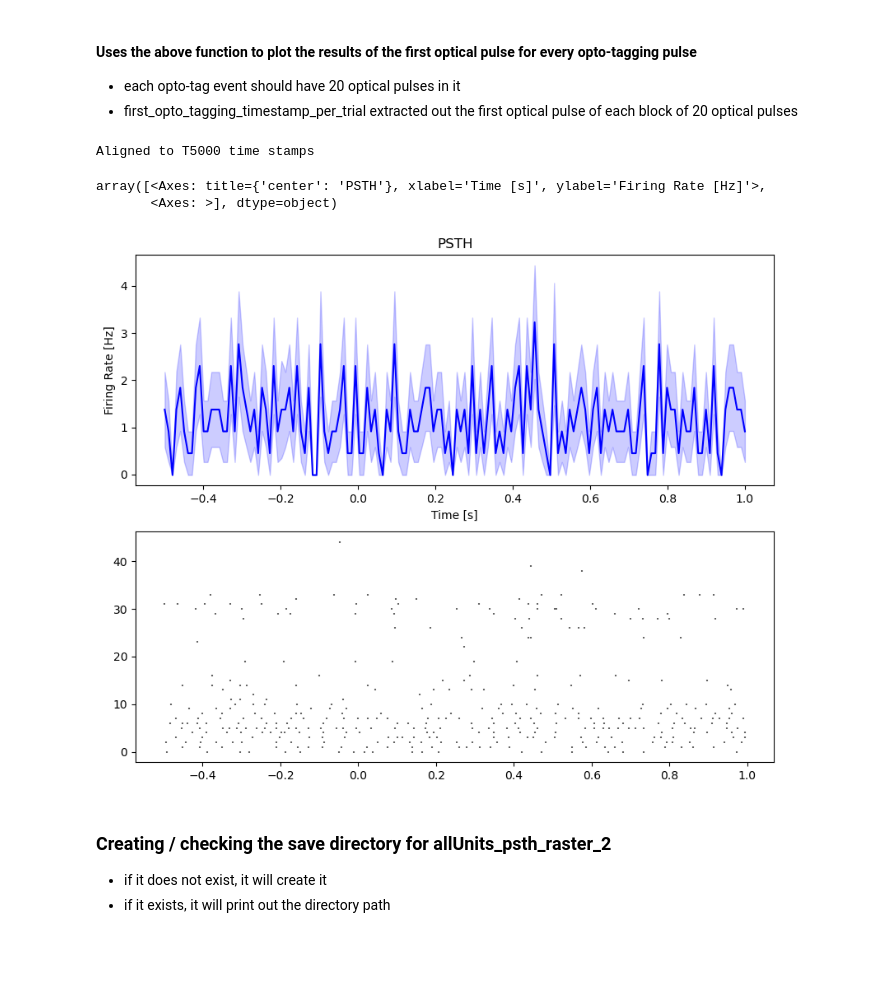
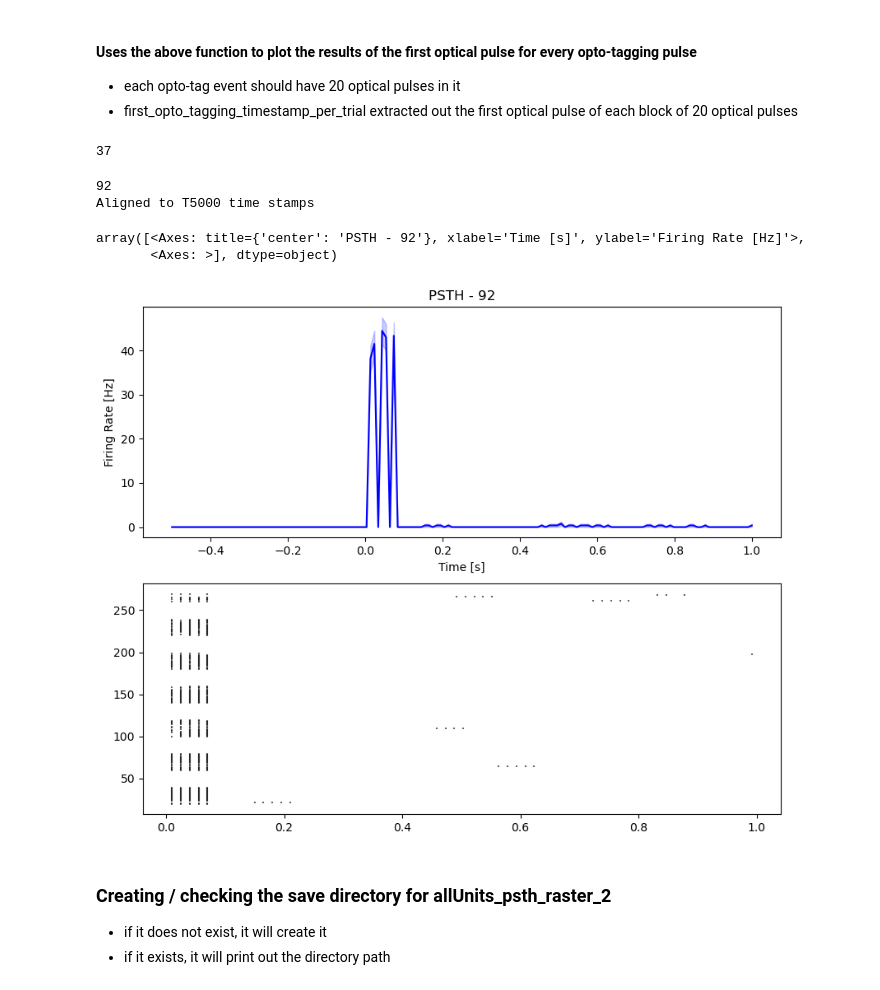
Before and after one commit to granthughes1999/NWB_and_Reaching_analysis, a Jupyter notebook: mice/Reach15/analyze_data/03_psth_raster_NWB.ipynb, the cells around one changed output. Cells and saved outputs as stored; diff of their text form; code cells hidden in the pictures; blank space fills up the shorter version.

```diff
--- a/mice/Reach15/analyze_data/03_psth_raster_NWB.ipynb
+++ b/mice/Reach15/analyze_data/03_psth_raster_NWB.ipynb
@@ -1337,7 +1390,7 @@ print(spike_times[-5:-1])
 # %%
 
 
-def singleUnit_psth_raster_test(spike_times, event_times, pre, post, bin_size=0.01):
+def singleUnit_psth_raster_test(spike_times, event_times,unit_id, pre, post, bin_size=0.01):
     fig, ax = plt.subplots(2,1)  # Initialize the plot
     fig.set_size_inches(10, 8)  # Set the figure size
 
@@ -1358,7 +1411,7 @@ def singleUnit_psth_raster_test(spike_times, event_times, pre, post, bin_size=0.
 
     ax[0].set_ylabel('Firing Rate [Hz]')
     ax[0].set_xlabel('Time [s]')
-    ax[0].set_title('PSTH')
+    ax[0].set_title(f'PSTH - {unit_id}')
 
 
     for t, time in enumerate(event_times):
@@ -1387,5 +1440,6 @@ probeLetter = 'C'
 df1 = df_units[df_units.probe == probeLetter][df_units.KSlabel == 2]
 spike_times = df1.spike_times.values[unit_idx]
 event_times = stimROI_start_times
-singleUnit_psth_raster_test(spike_times=spike_times, event_times=event_times, pre=pre, post=post, bin_size=0.01)
+unit_id = df1.index[unit_idx]
+singleUnit_psth_raster_test(spike_times=spike_times, event_times=event_times,unit_id=unit_id, pre=pre, post=post, bin_size=0.01)
 # %% [output]
@@ -1396,27 +1450,33 @@ array([<Axes: title={'center': 'PSTH'}, xlabel='Time [s]', ylabel='Firing Rate [
 #### Uses the above function to plot the results of the first optical pulse for every opto-tagging pulse
 - each opto-tag event should have 20 optical pulses in it
 - first_opto_tagging_timestamp_per_trial extracted out the first optical pulse of each block of 20 optical pulses
+# %%
+(8*4) + 5
+# %% [output]
+37
 # %%
 # Options for the event_times. can change it to one of these options related to the opto tagging timestamps, or closed loop opto timestamps
 opto_tag_start_timestamps
 opto_closed_loop_start_timestamps
 first_opto_tagging_timestamp_per_trial
 
-unit_idx = 5
+unit_idx = 36
 pre = 0.5
 post = 1
 probeLetter = 'A'
 df1 = df_units[df_units.probe == probeLetter][df_units.KSlabel == 2]
 spike_times = df1.spike_times.values[unit_idx]
-
+unit_id = df1.index[unit_idx]
+print(unit_id)
 print('Aligned to T5000 time stamps')
-event_times = T5000_start_times
-singleUnit_psth_raster_test(spike_times=spike_times, event_times=event_times, pre=pre, post=post, bin_size=0.01)
+event_times = all_stimROI_triggers_start_times
+singleUnit_psth_raster_test(spike_times=spike_times, event_times=event_times,unit_id=unit_id, pre=pre, post=post, bin_size=0.01)
 # %% [output]
+92
 Aligned to T5000 time stamps
-array([<Axes: title={'center': 'PSTH'}, xlabel='Time [s]', ylabel='Firing Rate [Hz]'>,
+array([<Axes: title={'center': 'PSTH - 92'}, xlabel='Time [s]', ylabel='Firing Rate [Hz]'>,
        <Axes: >], dtype=object)
-[figure, old version]
+[figure, new version]
 # %%
 import matplotlib.pyplot as plt
 import os
```
Also changed, not shown: parts of 21 cells of this notebook, 1 other file.
